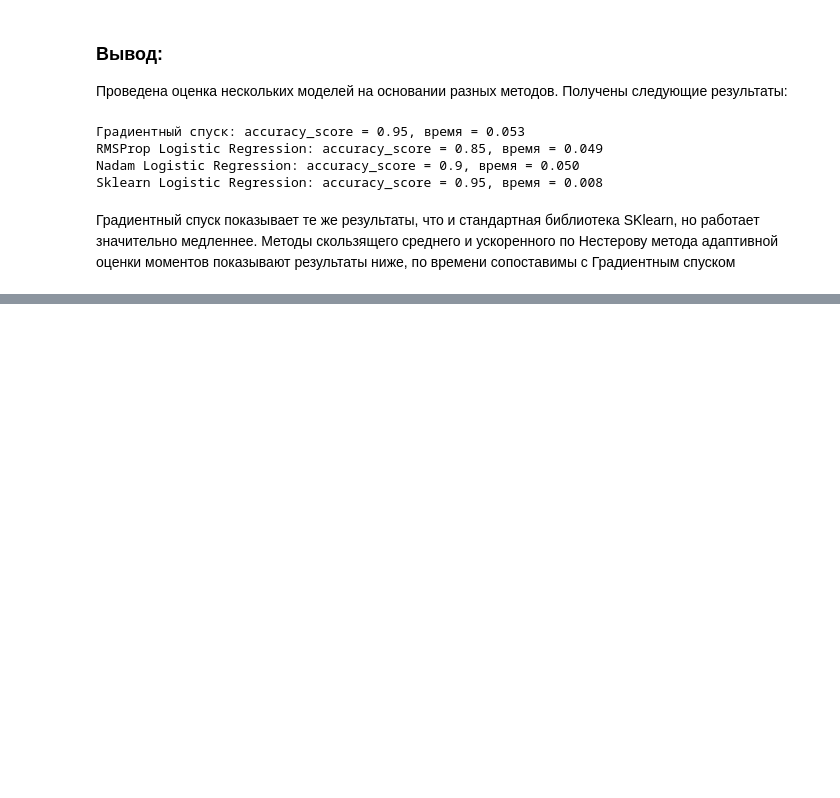
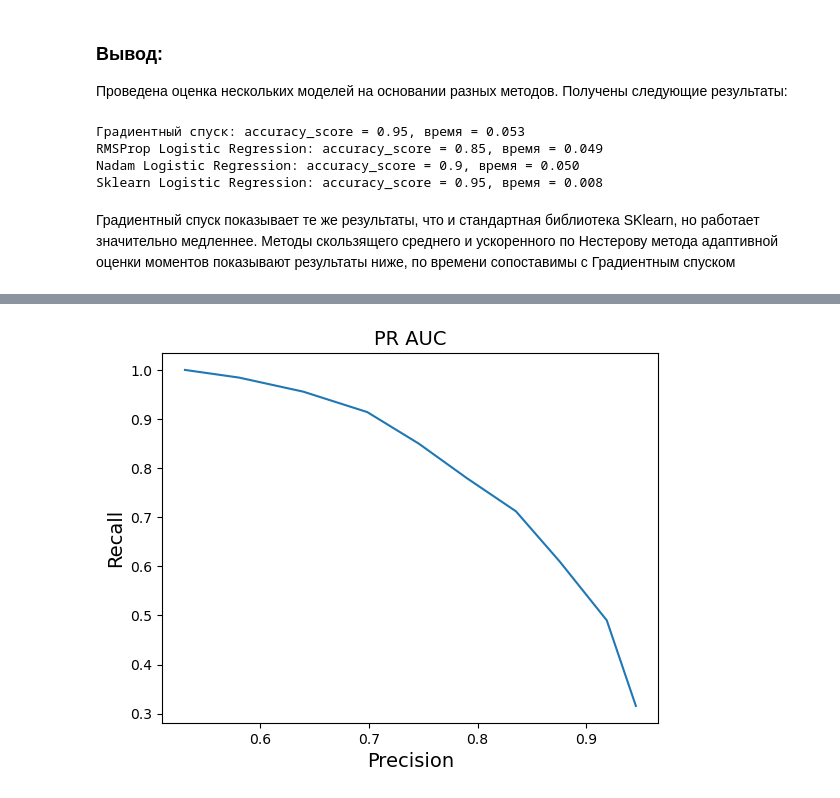
Before and after one commit to VyacheslavGusev/Machine_Lerning, a Jupyter notebook: ML_practice.ipynb, the cells around one changed output, grey strips where cells are left out. Drawn from its saved outputs; the diff is of its cells as text; code cells hidden in the pictures; blank space fills up the shorter version.

```diff
--- a/ML_practice.ipynb
+++ b/ML_practice.ipynb
@@ -565,0 +923,8 @@ Sklearn Logistic Regression: accuracy_score = 0.95, время = 0.008
+# %%
+plt.plot(prs, rec)
+plt.title('PR AUC', fontdict={'fontsize': 14})
+plt.xlabel('Precision', fontdict={'fontsize': 14})
+plt.ylabel('Recall', fontdict={'fontsize': 14})
+plt.show()
+# %% [output]
+[figure, added]
```
Also changed, not shown: parts of 50 cells of this notebook.
